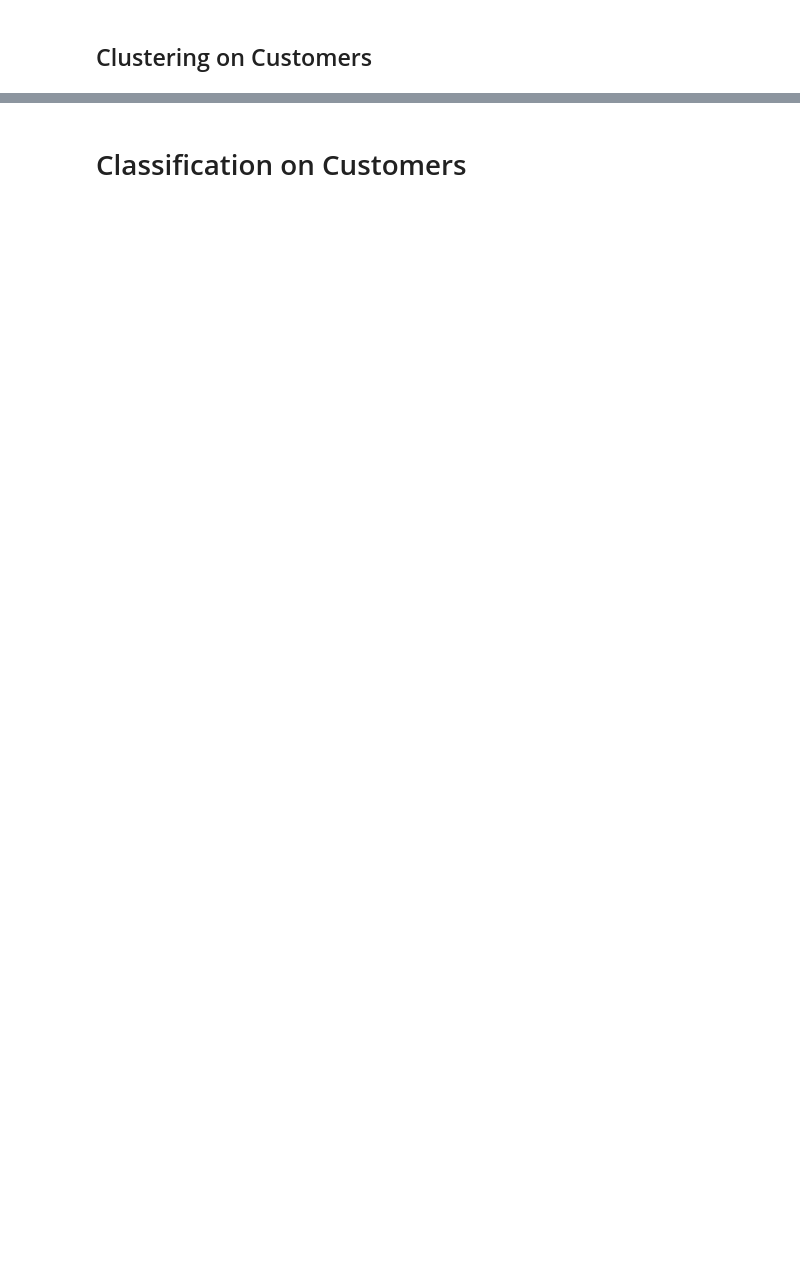
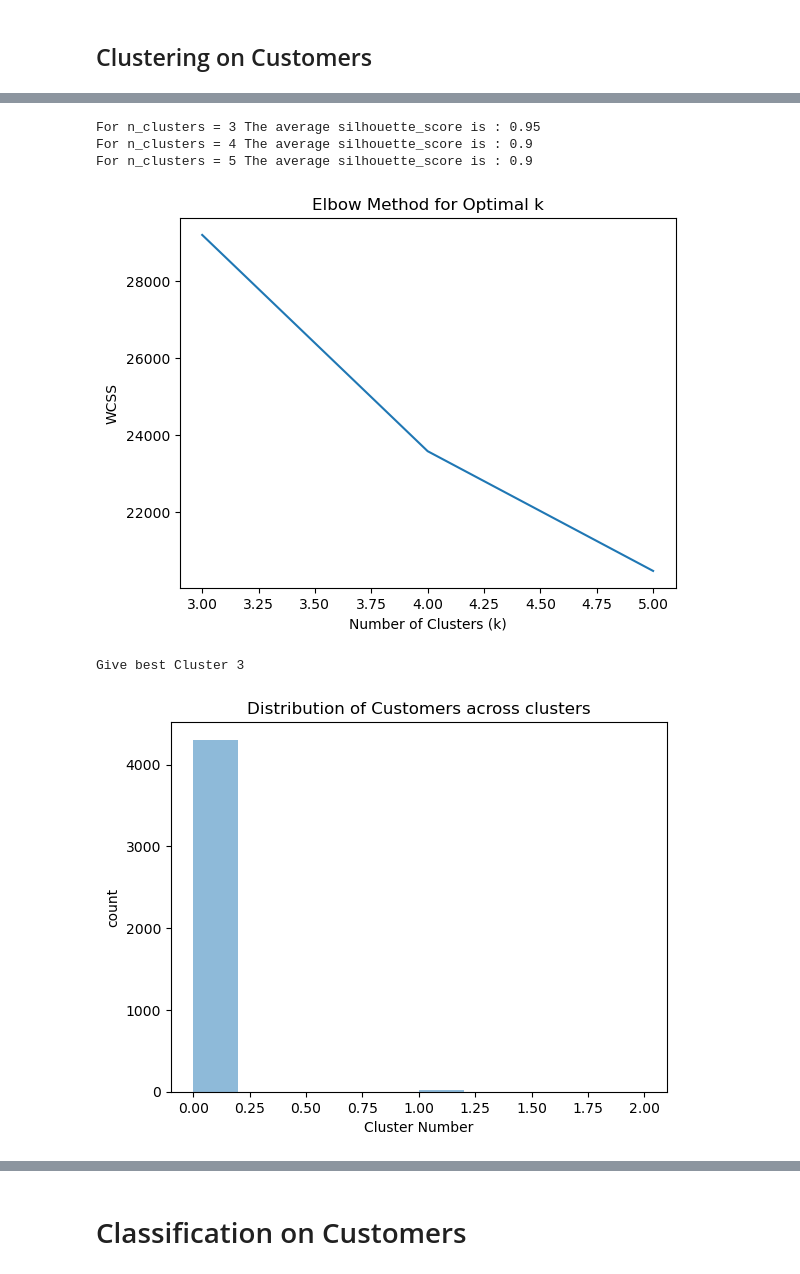
Before and after one commit to shubhjadhav/Customer-Segmentation, a Jupyter notebook: Code/customer-segmentation.ipynb, the cells around one changed output, grey strips where cells are left out. Drawn from its saved outputs; the diff is of its cells as text; code cells hidden in the pictures; blank space fills up the shorter version.

```diff
--- a/Code/customer-segmentation.ipynb
+++ b/Code/customer-segmentation.ipynb
@@ -839,0 +809,16 @@ For n_clusters = 10 The average silhouette_score is : 0.68
+# %%
+feature_names = [
+    'Monetary_Total',
+    'Monetary_Min', 'Monetary_Max', 'Monetary_Mean',
+    'C0_sum', 'C1_sum', 'C2_sum', 'C3_sum', 'C4_sum',
+    'cancel_cnt', 'cancel_amt', 'Revenue_Lost_Ratio'
+]
+title = 'Distribution of Customers across clusters'
+hf.get_kmeans(rfm_df, feature_names, 10, title, plot = True )
+# %% [output]
+For n_clusters = 3 The average silhouette_score is : 0.95
+For n_clusters = 4 The average silhouette_score is : 0.9
+For n_clusters = 5 The average silhouette_score is : 0.9
+[figure, added]
+Give best Cluster 3
+[figure, added]
```
Also changed, not shown: parts of 21 cells of this notebook, 1 other file.
